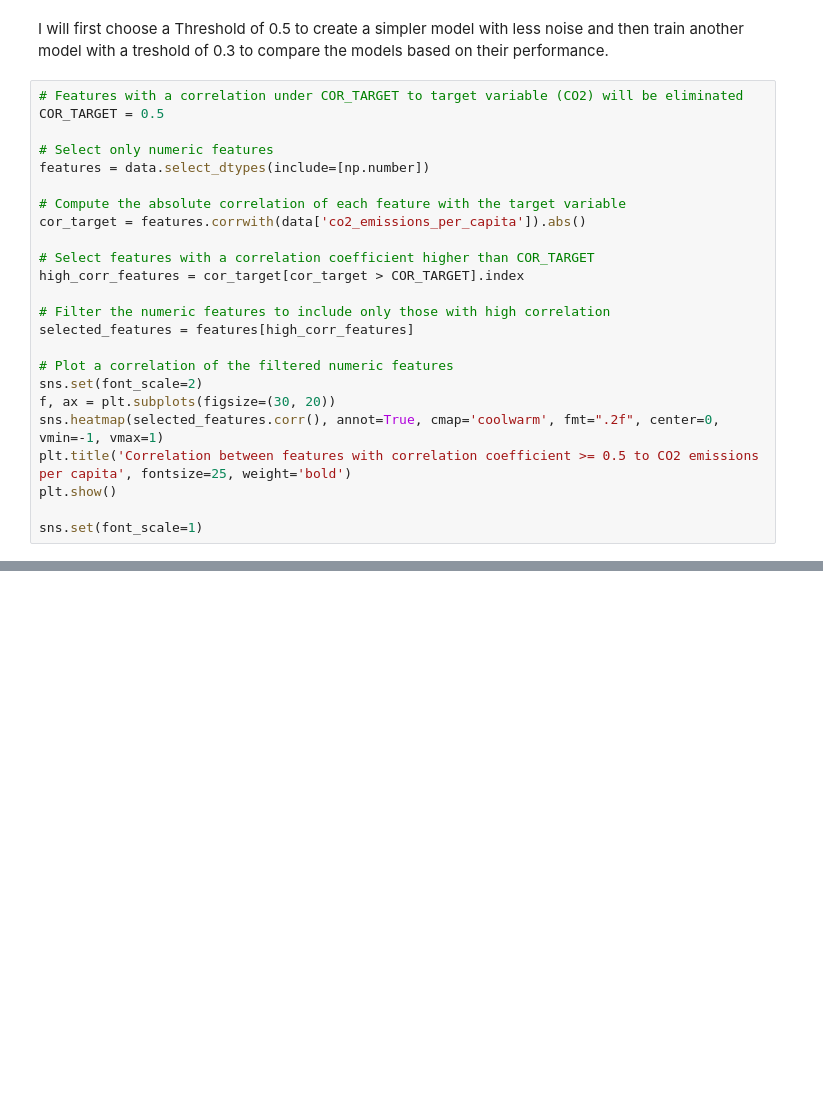
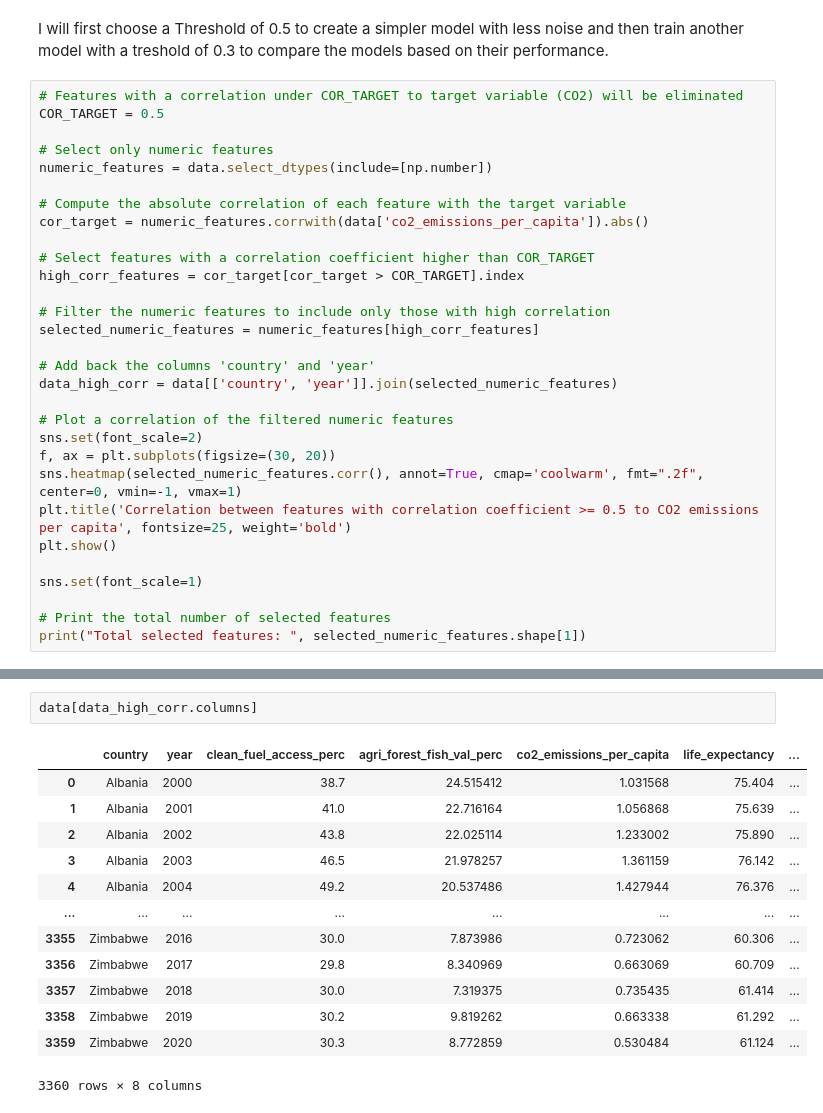
Before and after one commit to KleinerToaster/co2_prediction_countries, a Jupyter notebook: notebook/co2_feature_engineering.ipynb, the cells around one changed output, grey strips where cells are left out. Saved outputs shown, nothing was run; the diff lists cells and outputs as text; blank space fills up the shorter version.

Commit message:
small bug fixes (add country and year to dataset with high correlated features)

```diff
--- a/notebook/co2_feature_engineering.ipynb
+++ b/notebook/co2_feature_engineering.ipynb
@@ -548,24 +548,30 @@ I will first choose a Threshold of 0.5 to create a simpler model with less noise
 COR_TARGET = 0.5
 
 # Select only numeric features
-features = data.select_dtypes(include=[np.number])
+numeric_features = data.select_dtypes(include=[np.number])
 
 # Compute the absolute correlation of each feature with the target variable
-cor_target = features.corrwith(data['co2_emissions_per_capita']).abs()
+cor_target = numeric_features.corrwith(data['co2_emissions_per_capita']).abs()
 
 # Select features with a correlation coefficient higher than COR_TARGET
 high_corr_features = cor_target[cor_target > COR_TARGET].index
 
 # Filter the numeric features to include only those with high correlation
-selected_features = features[high_corr_features]
+selected_numeric_features = numeric_features[high_corr_features]
+
+# Add back the columns 'country' and 'year'
+data_high_corr = data[['country', 'year']].join(selected_numeric_features)
 
 # Plot a correlation of the filtered numeric features
 sns.set(font_scale=2)
 f, ax = plt.subplots(figsize=(30, 20))
-sns.heatmap(selected_features.corr(), annot=True, cmap='coolwarm', fmt=".2f", center=0, vmin=-1, vmax=1)
+sns.heatmap(selected_numeric_features.corr(), annot=True, cmap='coolwarm', fmt=".2f", center=0, vmin=-1, vmax=1)
 plt.title('Correlation between features with correlation coefficient >= 0.5 to CO2 emissions per capita', fontsize=25, weight='bold')
 plt.show()
 
 sns.set(font_scale=1)
+
+# Print the total number of selected features
+print("Total selected features: ", selected_numeric_features.shape[1])
 # %% [output]
 [figure]
@@ -571,0 +588,16 @@ sns.set(font_scale=1)
+# %%
+data[data_high_corr.columns]
+# %% [output]
+|  | country | year | clean_fuel_access_perc | agri_forest_fish_val_perc | co2_emissions_per_capita | life_expectancy | ... |
+| 0 | Albania | 2000 | 38.7 | 24.515412 | 1.031568 | 75.404 | ... |
+| 1 | Albania | 2001 | 41.0 | 22.716164 | 1.056868 | 75.639 | ... |
+| 2 | Albania | 2002 | 43.8 | 22.025114 | 1.233002 | 75.890 | ... |
+| 3 | Albania | 2003 | 46.5 | 21.978257 | 1.361159 | 76.142 | ... |
+| 4 | Albania | 2004 | 49.2 | 20.537486 | 1.427944 | 76.376 | ... |
+| ... | ... | ... | ... | ... | ... | ... | ... |
+| 3355 | Zimbabwe | 2016 | 30.0 | 7.873986 | 0.723062 | 60.306 | ... |
+| 3356 | Zimbabwe | 2017 | 29.8 | 8.340969 | 0.663069 | 60.709 | ... |
+| 3357 | Zimbabwe | 2018 | 30.0 | 7.319375 | 0.735435 | 61.414 | ... |
+| 3358 | Zimbabwe | 2019 | 30.2 | 9.819262 | 0.663338 | 61.292 | ... |
+| 3359 | Zimbabwe | 2020 | 30.3 | 8.772859 | 0.530484 | 61.124 | ... |
+3360 rows × 8 columns
```
Also changed, not shown: parts of 3 cells of this notebook.
